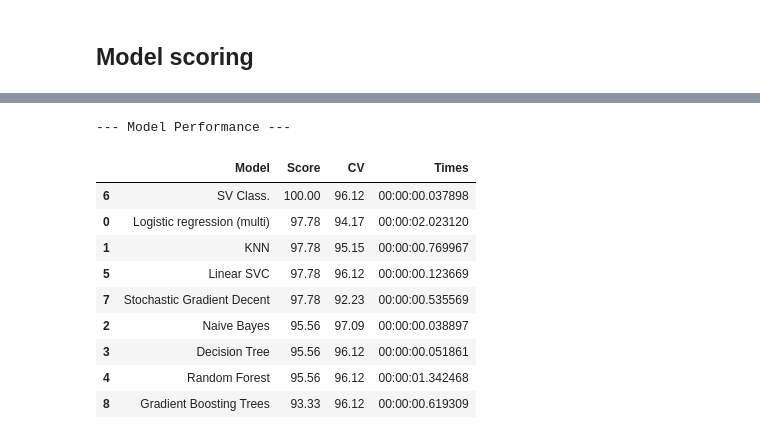
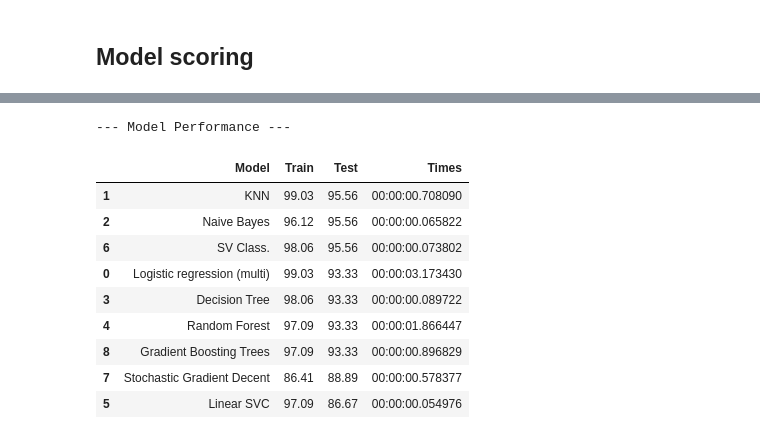
Before and after one commit to RekaCodes/iris, a Jupyter notebook: iris.ipynb, the cells around one changed output, grey strips where cells are left out. Saved outputs shown, nothing was run; the diff lists cells and outputs as text; code cells hidden in the pictures.

```diff
--- a/iris.ipynb
+++ b/iris.ipynb
@@ -794,7 +790,7 @@ weighted avg       0.96      0.96      0.96        45
 ### Random Forest
 # %%
 start = time.time()
-train_pred_rand, test_pred_rand, acc_rand, acc_cv_rand, probs_rand = fit_algo(
+train_pred_rand, test_pred_rand, acc_rand, acc_cv_rand = fit_algo(
     RandomForestClassifier(n_estimators=200, n_jobs=-1),
     X_train,
     y_train,
@@ -845,7 +841,7 @@ weighted avg       0.96      0.96      0.96        45
 ### Gradient Boost Trees
 # %%
 start = time.time()
-train_pred_gbt, test_pred_gbt, acc_gbt, acc_cv_gbt, probs_gbt = fit_algo(GradientBoostingClassifier(),
+train_pred_gbt, test_pred_gbt, acc_gbt, acc_cv_gbt = fit_algo(GradientBoostingClassifier(),
                                                                   X_train,
                                                                   y_train,
                                                                   X_test,
@@ -900,7 +896,7 @@ acc_models = pd.DataFrame({
               'Stochastic Gradient Decent',
               'Gradient Boosting Trees',
               ],
-    'Accuracy': [
+    'Test': [
         acc_log,
         acc_knn,
         acc_gnb,
@@ -911,6 +907,6 @@ acc_models = pd.DataFrame({
         acc_sgdc,
         acc_gbt
     ]})
-print('---Accuracy Scores---')
-acc_models.sort_values(by='Accuracy', ascending=False)
+print('---Test Accuracy---')
+acc_models.sort_values(by='Test', ascending=False)
 # %% [output]
@@ -932,7 +928,7 @@ cv_models = pd.DataFrame({
               'Stochastic Gradient Decent',
               'Gradient Boosting Trees',
               ],
-    'CV': [
+    'Train': [
         acc_cv_log,
         acc_cv_knn,
         acc_cv_gnb,
@@ -943,6 +939,6 @@ cv_models = pd.DataFrame({
         acc_cv_sgdc,
         acc_cv_gbt
     ]})
-print('---Cross-validation Accuracy Scores---')
-cv_models.sort_values(by='CV', ascending=False)
+print('---Training Accuracy---')
+cv_models.sort_values(by='Train', ascending=False)
 # %% [output]
@@ -1003,17 +988,17 @@ time_models.sort_values(by='Times', ascending=True)
 # %%
-model_performance = pd.concat([acc_models, cv_models.CV, time_models.Times], axis=1).sort_values(by='Score', ascending=False)
+model_performance = pd.concat([cv_models, acc_models.Test, time_models.Times], axis=1).sort_values(by='Test', ascending=False)
 
 print('--- Model Performance ---')
 model_performance
 # %% [output]
 --- Model Performance ---
-|  | Model | Score | CV | Times |
-| 6 | SV Class. | 100.00 | 96.12 | 00:00:00.037898 |
-| 0 | Logistic regression (multi) | 97.78 | 94.17 | 00:00:02.023120 |
-| 1 | KNN | 97.78 | 95.15 | 00:00:00.769967 |
-| 5 | Linear SVC | 97.78 | 96.12 | 00:00:00.123669 |
-| 7 | Stochastic Gradient Decent | 97.78 | 92.23 | 00:00:00.535569 |
-| 2 | Naive Bayes | 95.56 | 97.09 | 00:00:00.038897 |
-| 3 | Decision Tree | 95.56 | 96.12 | 00:00:00.051861 |
-| 4 | Random Forest | 95.56 | 96.12 | 00:00:01.342468 |
-| 8 | Gradient Boosting Trees | 93.33 | 96.12 | 00:00:00.619309 |
+|  | Model | Train | Test | Times |
+| 1 | KNN | 99.03 | 95.56 | 00:00:00.708090 |
+| 2 | Naive Bayes | 96.12 | 95.56 | 00:00:00.065822 |
+| 6 | SV Class. | 98.06 | 95.56 | 00:00:00.073802 |
+| 0 | Logistic regression (multi) | 99.03 | 93.33 | 00:00:03.173430 |
+| 3 | Decision Tree | 98.06 | 93.33 | 00:00:00.089722 |
+| 4 | Random Forest | 97.09 | 93.33 | 00:00:01.866447 |
+| 8 | Gradient Boosting Trees | 97.09 | 93.33 | 00:00:00.896829 |
+| 7 | Stochastic Gradient Decent | 86.41 | 88.89 | 00:00:00.578377 |
+| 5 | Linear SVC | 97.09 | 86.67 | 00:00:00.054976 |
```
Also changed, not shown: parts of 18 cells of this notebook.
